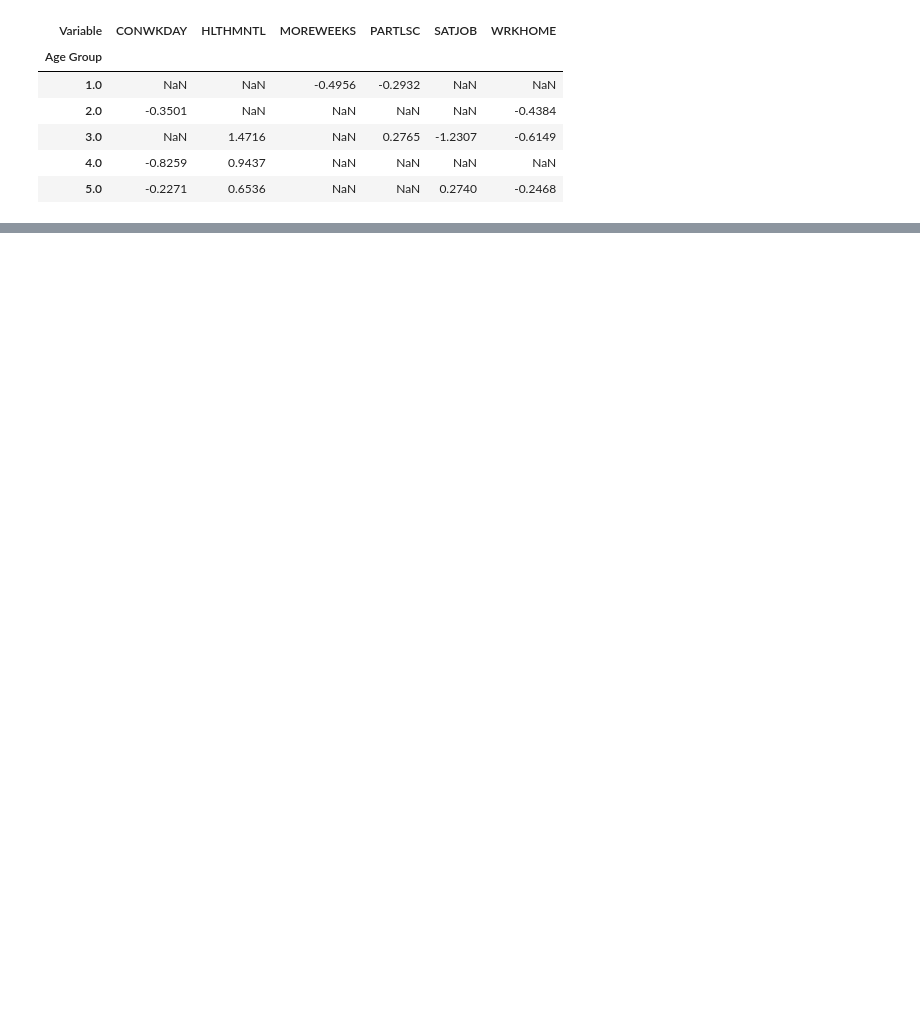
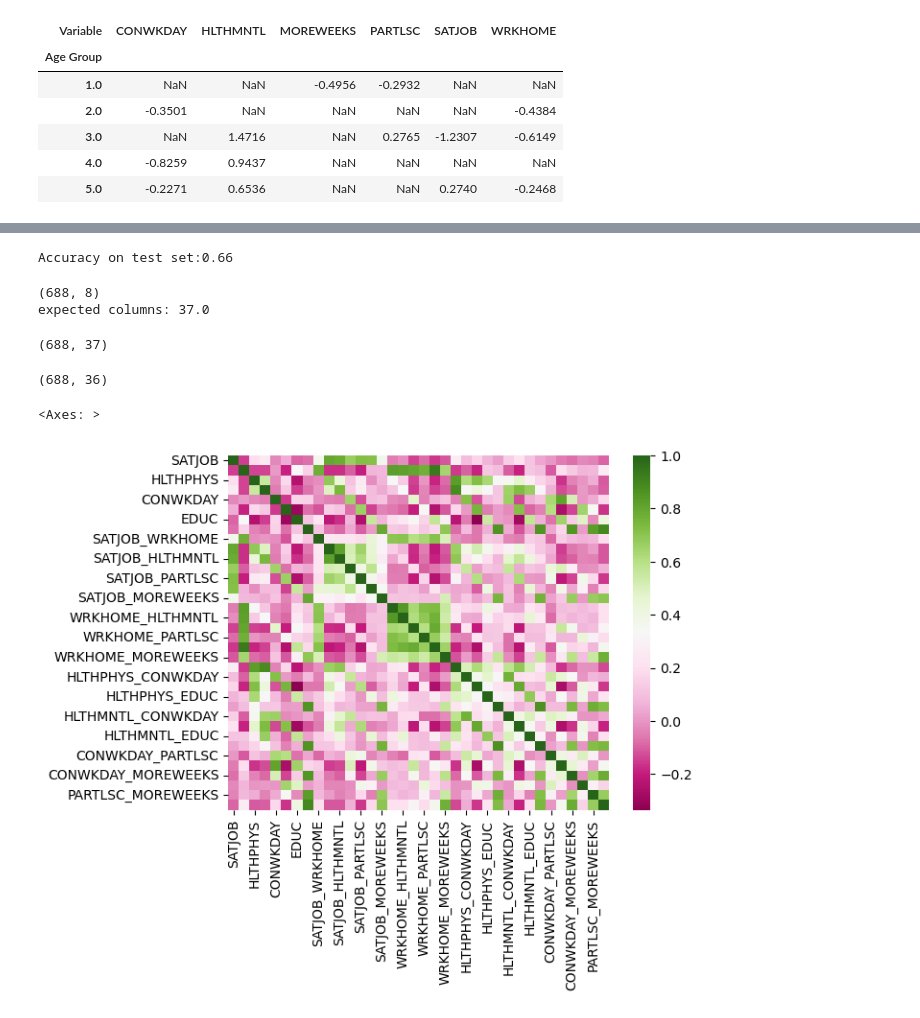
Before and after one commit to matthewasloan95/social-isolation-transportation, a Jupyter notebook: gss_logit.ipynb, the cells around one changed output, grey strips where cells are left out. Drawn from its saved outputs; the diff is of its cells as text; code cells hidden in the pictures; blank space fills up the shorter version.

Commit message:
feature interaction is not the way (maybe)

```diff
--- a/gss_logit.ipynb
+++ b/gss_logit.ipynb
@@ -364,0 +356,6 @@ ValueError: The number of FixedLocator locations (6), usually from a call to set
+# %%
+# regular logit for all age groups
+# https://napsterinblue.github.io/notes/machine_learning/regression/interaction_terms/
+
+x = gss[['SATJOB','WRKHOME', 'HLTHPHYS', 'HLTHMNTL', 'CONWKDAY', 'PARTLSC','EDUC', 'MOREWEEKS']]
+y = gss['is_si']
@@ -364,0 +394,64 @@ ValueError: The number of FixedLocator locations (6), usually from a call to set
+# %%
+# sklearn logit
+
+sk_logit = LogisticRegression()
+sk_logit.fit(x_train, y_train)
+y_pred = sk_logit.predict(x_test)
+print('Accuracy on test set:{:.2f}'.format(sk_logit.score(x_test, y_test)))
+# %% [output]
+Accuracy on test set:0.66
+# %%
+# let's work on some interactive terms
+# how many columns can we expect after adding interactive terms?
+
+print(x.shape)
+p = len(x.columns)
+expected_columns = (p * (p-1)) / 2 + p + 1
+print(f'expected columns: {expected_columns}')
+# %% [output]
+(688, 8)
+expected columns: 37.0
+# %%
+# let's import
+from sklearn.preprocessing import PolynomialFeatures
+
+# and let's do the thing
+
+interaction = PolynomialFeatures(degree=2, interaction_only=True, include_bias=False)
+
+# we wanna keep out feature names
+from itertools import count
+import re
+
+x_to_feature = dict(zip(('x{}'.format(i) for i in count()), x.columns))
+feature_keys = list(x_to_feature.keys())[::-1]
+
+features = []
+
+# these two lines were originally below line 30
+x_inter = interaction.fit_transform(x)
+x_inter_const = sm.add_constant(x_inter)
+
+for feature in interaction.get_feature_names_out():
+    for key in feature_keys:
+        feature_name = x_to_feature[key]
+        feature = re.sub(key, feature_name, feature)
+    feature = re.sub(' ', '_', feature)
+    features.append(feature)
+
+# these next two lines actually do the column name swapping? is this the right spot?
+x_inter = pd.DataFrame(x_inter, columns=features)
+x_inter_const = sm.add_constant(x_inter)
+
+
+x_inter_const.shape
+# is this 37 as well? solido
+# %% [output]
+(688, 37)
+# %%
+print(x_inter.shape)
+sns.heatmap(x_inter.corr(), cmap="PiYG")
+# %% [output]
+(688, 36)
+<Axes: >
+[figure, added]
```
Also changed, not shown: parts of 14 cells of this notebook.
